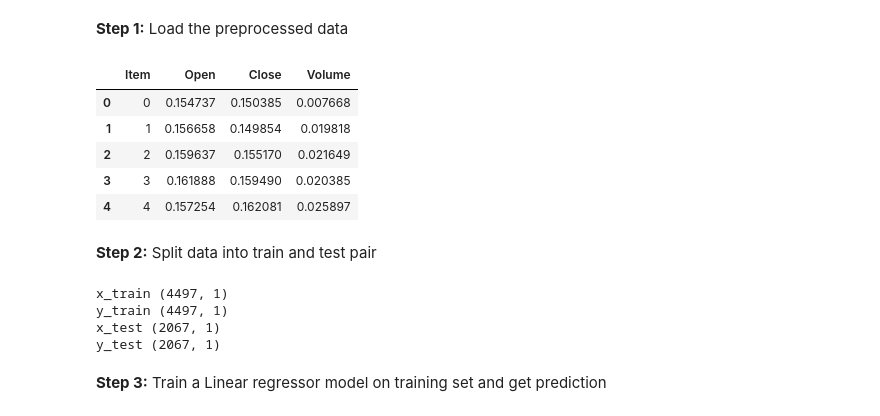
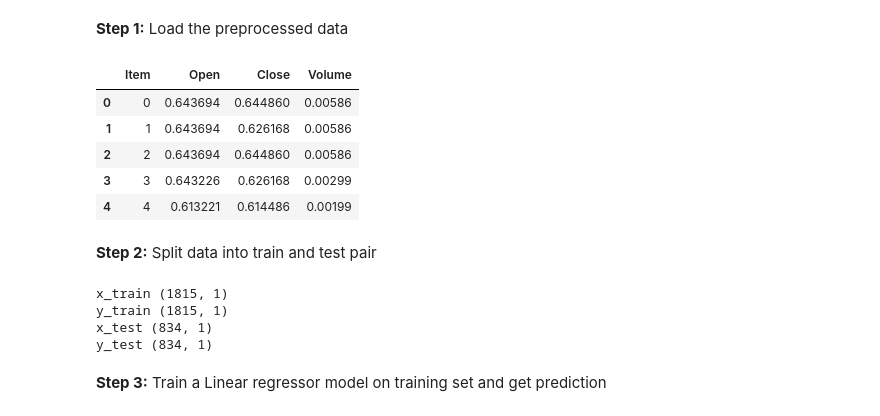
Before and after one commit to K-adu/Stockmarketprediction, a Jupyter notebook: Stock_Price_Predictor.ipynb, the cells around one changed output. Saved outputs shown, nothing was run; the diff lists cells and outputs as text; code cells hidden in the pictures.

```diff
--- a/Stock_Price_Predictor.ipynb
+++ b/Stock_Price_Predictor.ipynb
@@ -167,26 +143,26 @@ stocks.to_csv('google_preprocessed.csv',index= False)
 # %%
 import math
 import pandas as pd
 import numpy as np
 from IPython.display import display
 from sklearn import linear_model
 from sklearn.model_selection import train_test_split
 from sklearn.metrics import mean_squared_error
 from sklearn.model_selection import TimeSeriesSplit
 
 import visualize as vs
 import stock_data as sd
 import LinearRegressionModel
 
-stocks = pd.read_csv('google_preprocessed.csv')
+stocks = pd.read_csv('Nabil_preprocessed.csv')
 display(stocks.head())
 # %% [output]
 |  | Item | Open | Close | Volume |
-| 0 | 0 | 0.154737 | 0.150385 | 0.007668 |
-| 1 | 1 | 0.156658 | 0.149854 | 0.019818 |
-| 2 | 2 | 0.159637 | 0.155170 | 0.021649 |
-| 3 | 3 | 0.161888 | 0.159490 | 0.020385 |
-| 4 | 4 | 0.157254 | 0.162081 | 0.025897 |
+| 0 | 0 | 0.643694 | 0.644860 | 0.00586 |
+| 1 | 1 | 0.643694 | 0.626168 | 0.00586 |
+| 2 | 2 | 0.643694 | 0.644860 | 0.00586 |
+| 3 | 3 | 0.643226 | 0.626168 | 0.00299 |
+| 4 | 4 | 0.613221 | 0.614486 | 0.00199 |
 # %% [markdown]
 **Step 2:** Split data into train and test pair
 # %%
@@ -197,10 +173,10 @@ print("y_train", y_train.shape)
 print("x_test", X_test.shape)
 print("y_test", y_test.shape)
 # %% [output]
-x_train (4497, 1)
-y_train (4497, 1)
-x_test (2067, 1)
-y_test (2067, 1)
+x_train (1815, 1)
+y_train (1815, 1)
+x_test (834, 1)
+y_test (834, 1)
 # %% [markdown]
 **Step 3:** Train a Linear regressor model on training set and get prediction
 # %%
```
Also changed, not shown: parts of 32 cells of this notebook, 7 other files.
